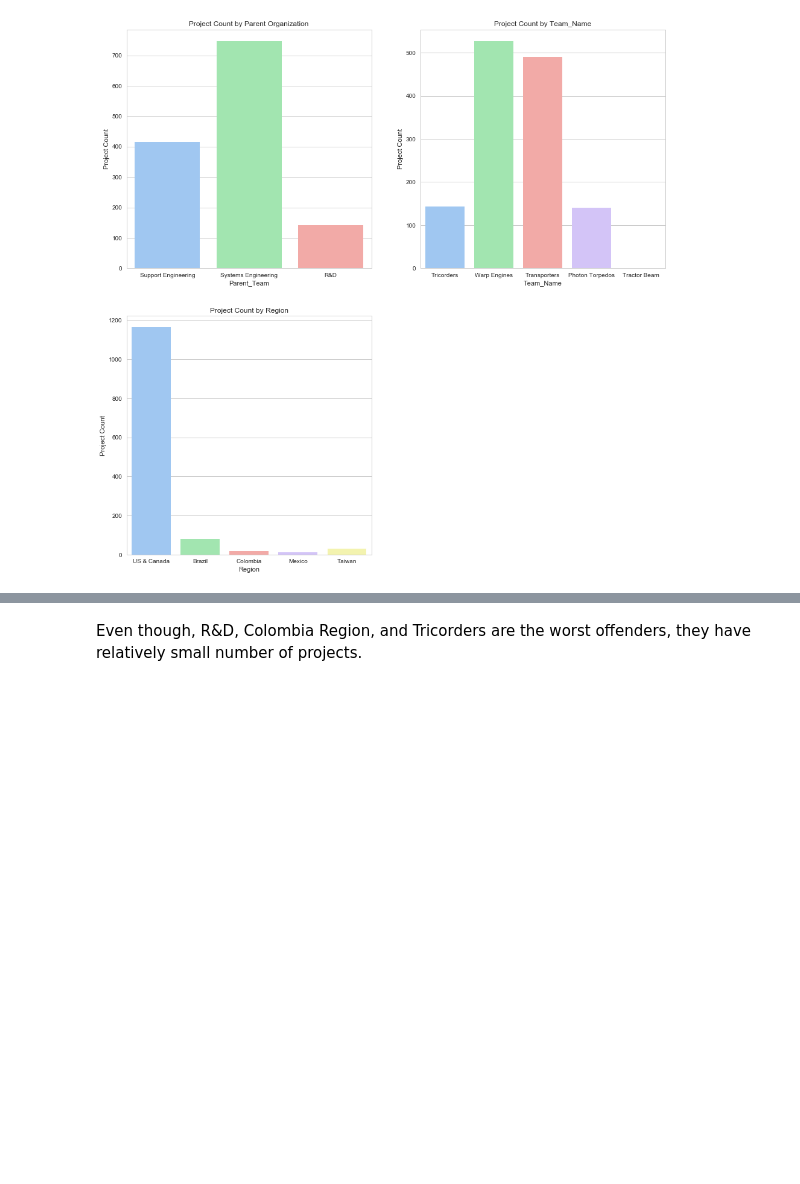
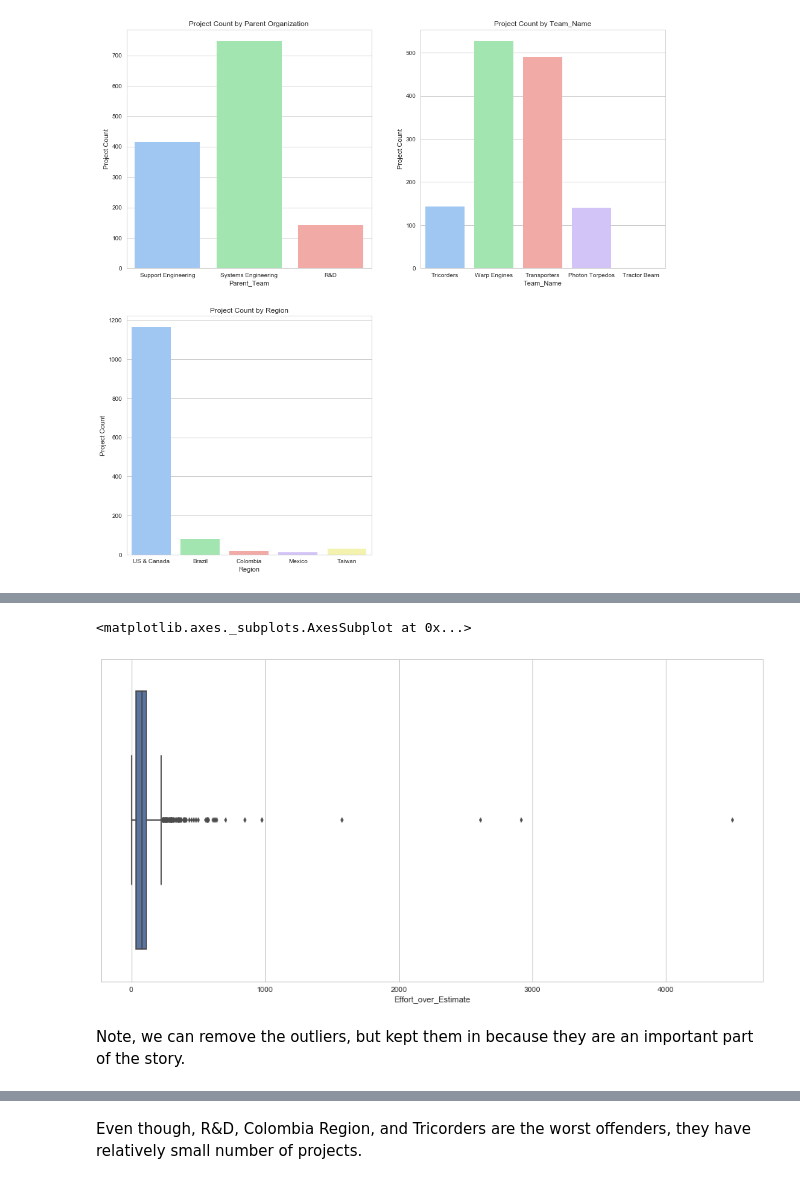
Before and after one commit to madderle/Data-Science-Bootcamp, a Jupyter notebook: Unit 1/Capstone/Project Estimate Improvements.ipynb, the cells around one changed output, grey strips where cells are left out. Cells and saved outputs as stored; diff of their text form; code cells hidden in the pictures; blank space fills up the shorter version.

```diff
--- a/Unit 1/Capstone/Project Estimate Improvements.ipynb
+++ b/Unit 1/Capstone/Project Estimate Improvements.ipynb
@@ -133,3 +156,12 @@ plt.title('Project Count by Region')
+# %%
+#Box plot
+plt.figure(figsize=(16,8))
+sns.boxplot(data['Effort_over_Estimate'])
+# %% [output]
+<matplotlib.axes._subplots.AxesSubplot at 0x...>
+[figure, added]
+# %% [markdown]
+Note, we can remove the outliers, but kept them in because they are an important part of the story.
 # %%
 #Point plot showing the Effort over estimate comparisons between groups
 plt.figure(figsize=(16,16))
```
Also changed, not shown: parts of 30 cells of this notebook.
